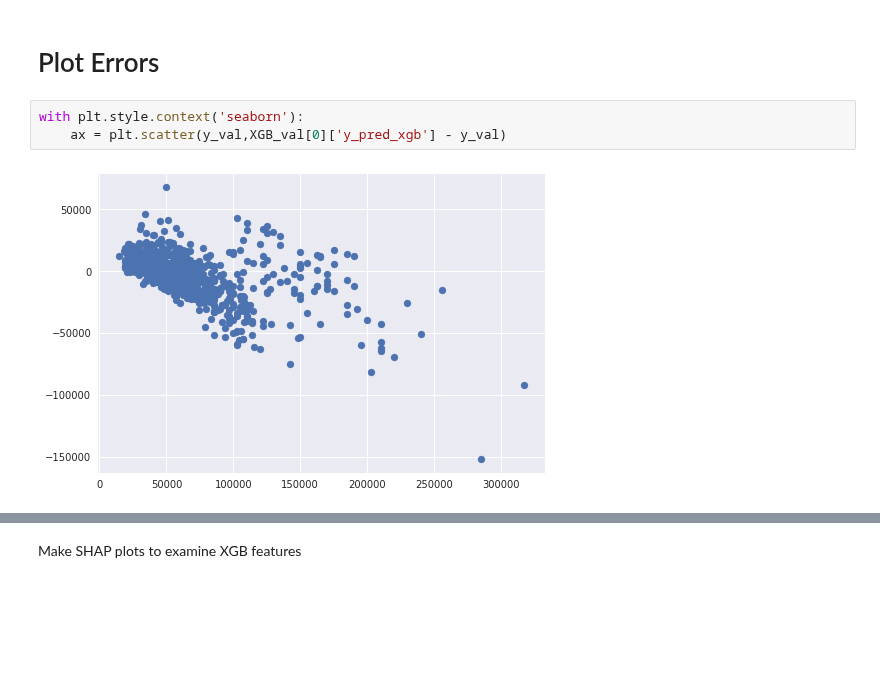
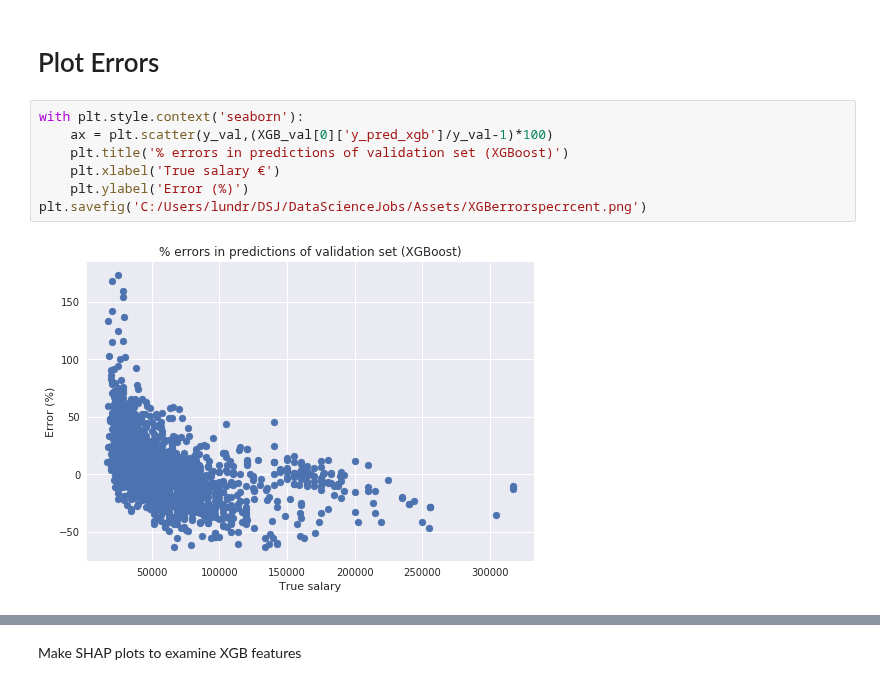
Before and after one commit to jamobe/DataScienceJobs, a Jupyter notebook: ModelComparison.ipynb, the cells around one changed output, grey strips where cells are left out. Saved outputs shown, nothing was run; the diff lists cells and outputs as text; blank space fills up the shorter version.

```diff
--- a/ModelComparison.ipynb
+++ b/ModelComparison.ipynb
@@ -212,6 +232,10 @@ with plt.style.context('seaborn'):
 # Plot Errors
 # %%
 with plt.style.context('seaborn'):
-    ax = plt.scatter(y_val,XGB_val[0]['y_pred_xgb'] - y_val)
+    ax = plt.scatter(y_val,(XGB_val[0]['y_pred_xgb']/y_val-1)*100)
+    plt.title('% errors in predictions of validation set (XGBoost)')
+    plt.xlabel('True salary €')
+    plt.ylabel('Error (%)')
+plt.savefig('C:/Users/lundr/DSJ/DataScienceJobs/Assets/XGBerrorspecrcent.png')
 # %% [output]
-[figure, old version]
+[figure, new version]
```
Also changed, not shown: parts of 13 cells of this notebook, 1 other file.
